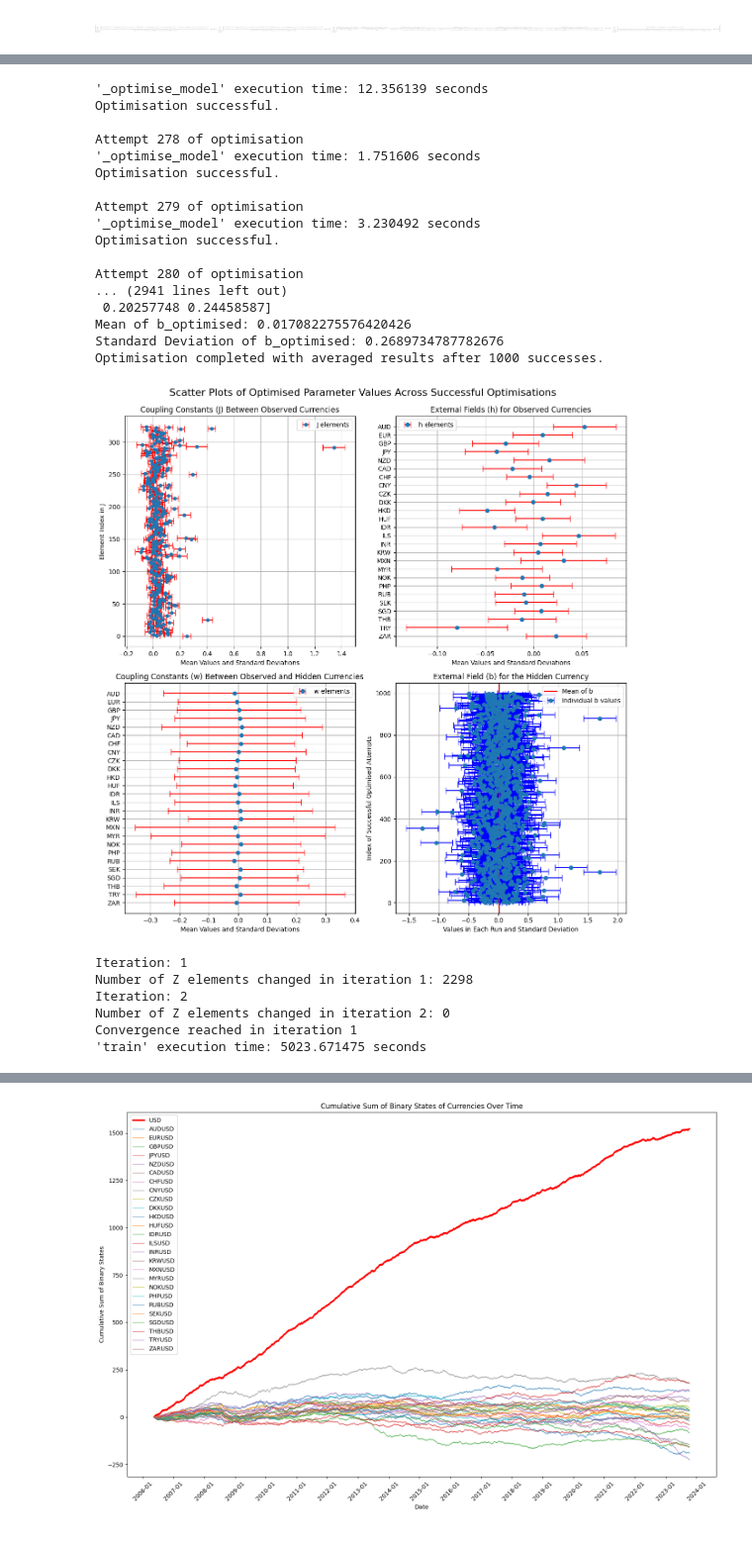
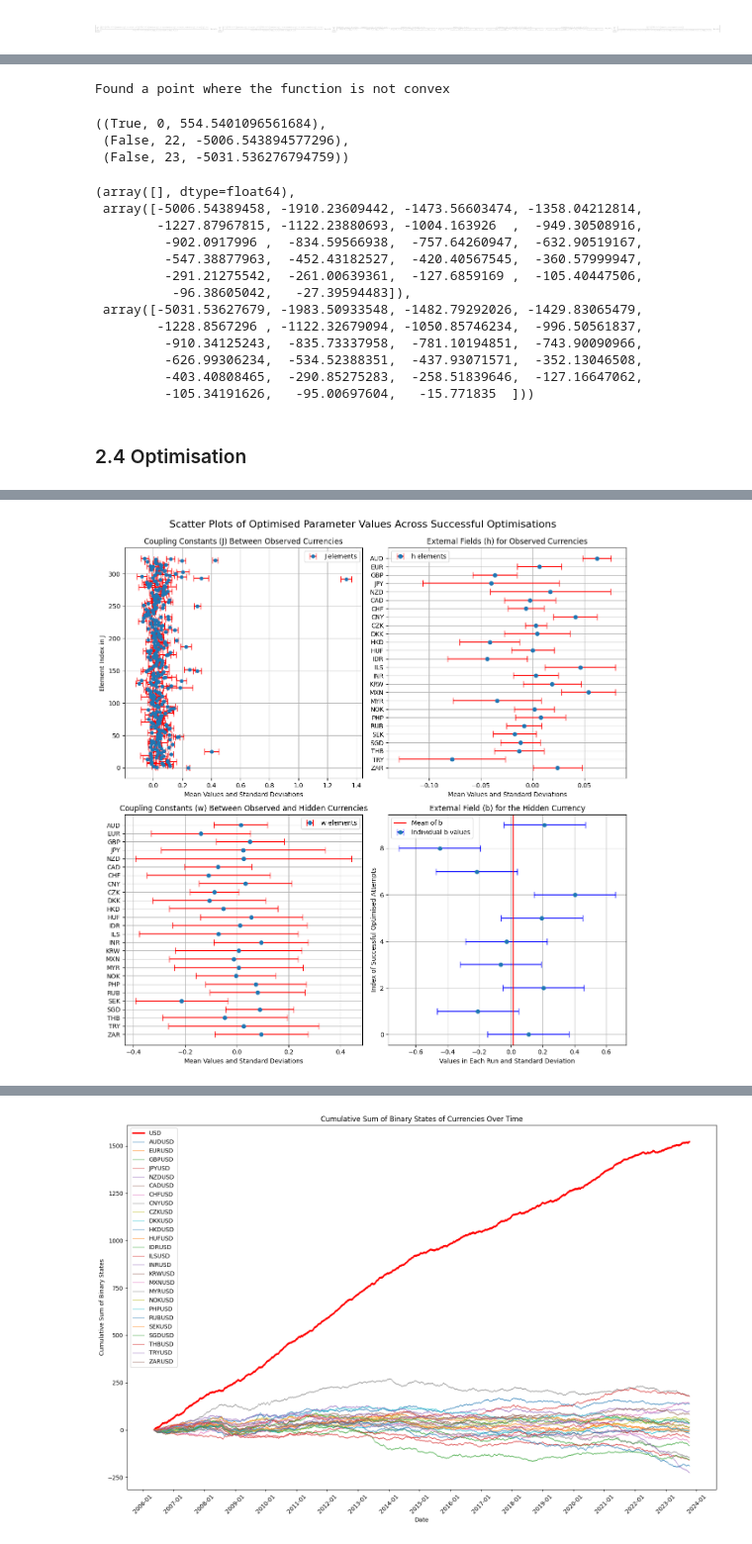
Before and after one commit to CodeBySohyun/Inverse_Ising_Inference, a Jupyter notebook: Data_Analysis/ising_optimisation.ipynb, the cells around one changed output, grey strips where cells are left out. Shown at 99% size. Saved outputs shown, nothing was run; the diff lists cells and outputs as text; code cells hidden in the pictures.

```diff
--- a/Data_Analysis/ising_optimisation.ipynb
+++ b/Data_Analysis/ising_optimisation.ipynb
@@ -491,3 +710,52 @@ v1 vs v3: LL: Same, Grad_J: Same, Grad_h: Same, Grad_w: Same, Grad_b: Same
+# %%
+def sample_parameters(d, num_samples=100):
+    for _ in range(num_samples):
+        w_sample = np.random.uniform(-1, 1, size=d)
+        b_sample = np.random.uniform(-1, 1)
+        params_sample = np.concatenate([J[np.triu_indices(d, 1)], h, w_sample, np.array([b_sample])])
+        yield params_sample
+
+num_samples = 10  # Adjust based on computational feasibility
+for params_sample in sample_parameters(d, num_samples):
+    H_sample = hessian(log_pseudolikelihood)(params_sample, X)
+    is_convex, _, _ = check_convexity_and_eigenvalues(H_sample)
+    if not is_convex:
+        print("Found a point where the function is not convex")
+        break
+else:
+    print("All sampled points indicate convexity")
+# %% [output]
+Found a point where the function is not convex
+# %%
+sub_H1 = H[:351, :351]
+sub_H2 = H[:377, :377]
+sub_H3 = H
+check_convexity_and_eigenvalues(sub_H1), check_convexity_and_eigenvalues(sub_H2), check_convexity_and_eigenvalues(sub_H3)
+# %% [output]
+((True, 0, 554.5401096561684),
+ (False, 22, -5006.543894577296),
+ (False, 23, -5031.536276794759))
+# %%
+sub_eigvals1 = np.linalg.eigvals(sub_H1)
+sub_eigvals2 = np.linalg.eigvals(sub_H2)
+sub_eigvals3 = np.linalg.eigvals(sub_H3)
+sub_eigvals1[sub_eigvals1 < 0], sub_eigvals2[sub_eigvals2 < 0], sub_eigvals3[sub_eigvals3 < 0]
+# %% [output]
+(array([], dtype=float64),
+ array([-5006.54389458, -1910.23609442, -1473.56603474, -1358.04212814,
+        -1227.87967815, -1122.23880693, -1004.163926  ,  -949.30508916,
+         -902.0917996 ,  -834.59566938,  -757.64260947,  -632.90519167,
+         -547.38877963,  -452.43182527,  -420.40567545,  -360.57999947,
+         -291.21275542,  -261.00639361,  -127.6859169 ,  -105.40447506,
+          -96.38605042,   -27.39594483]),
+ array([-5031.53627679, -1983.50933548, -1482.79292026, -1429.83065479,
+        -1228.8567296 , -1122.32679094, -1050.85746234,  -996.50561837,
+         -910.34125243,  -835.73337958,  -781.10194851,  -743.90090966,
+         -626.99306234,  -534.52388351,  -437.93071571,  -352.13046508,
+         -403.40808465,  -290.85275283,  -258.51839646,  -127.16647062,
+         -105.34191626,   -95.00697604,   -15.771835  ]))
+# %% [markdown]
+### 2.4 Optimisation
 # %%
 import pandas as pd
 from Utility.BoltzmannMachine import BoltzmannMachine
@@ -497,6 +765,6 @@ J_df = pd.read_csv("Results/J.csv")
 h_df = pd.read_csv("Results/h.csv", header=None)
 
 bm = BoltzmannMachine(data_matrix_df, J_df, h_df)
-bm.train(max_iterations=10000)
+bm.train(max_attempts=100)
 # %% [output]
 Attempt 1 of optimisation
@@ -519,27 +787,4 @@ Attempt 277 of optimisation
-'_optimise_model' execution time: 12.356139 seconds
-Optimisation successful.
-
-Attempt 278 of optimisation
-'_optimise_model' execution time: 1.751606 seconds
-Optimisation successful.
-
-Attempt 279 of optimisation
-'_optimise_model' execution time: 3.230492 seconds
-Optimisation successful.
-
-Attempt 280 of optimisation
-... (2941 lines left out)
- 0.20257748 0.24458587]
-Mean of b_optimised: 0.017082275576420426
-Standard Deviation of b_optimised: 0.2689734787782676
-Optimisation completed with averaged results after 1000 successes.
-[figure, old version]
+[figure, new version]
-Iteration: 1
-Number of Z elements changed in iteration 1: 2298
-Iteration: 2
-Number of Z elements changed in iteration 2: 0
-Convergence reached in iteration 1
-'train' execution time: 5023.671475 seconds
 # %%
 bm.save_results('Results/J_opt.csv', 'Results/h.opt_csv',
                 'Results/J_opt_extended.csv', 'Results/h_opt_extended.csv', 'Results/data_matrix_extended.csv')
```
Also changed, not shown: parts of 28 cells of this notebook, 6 other files.
